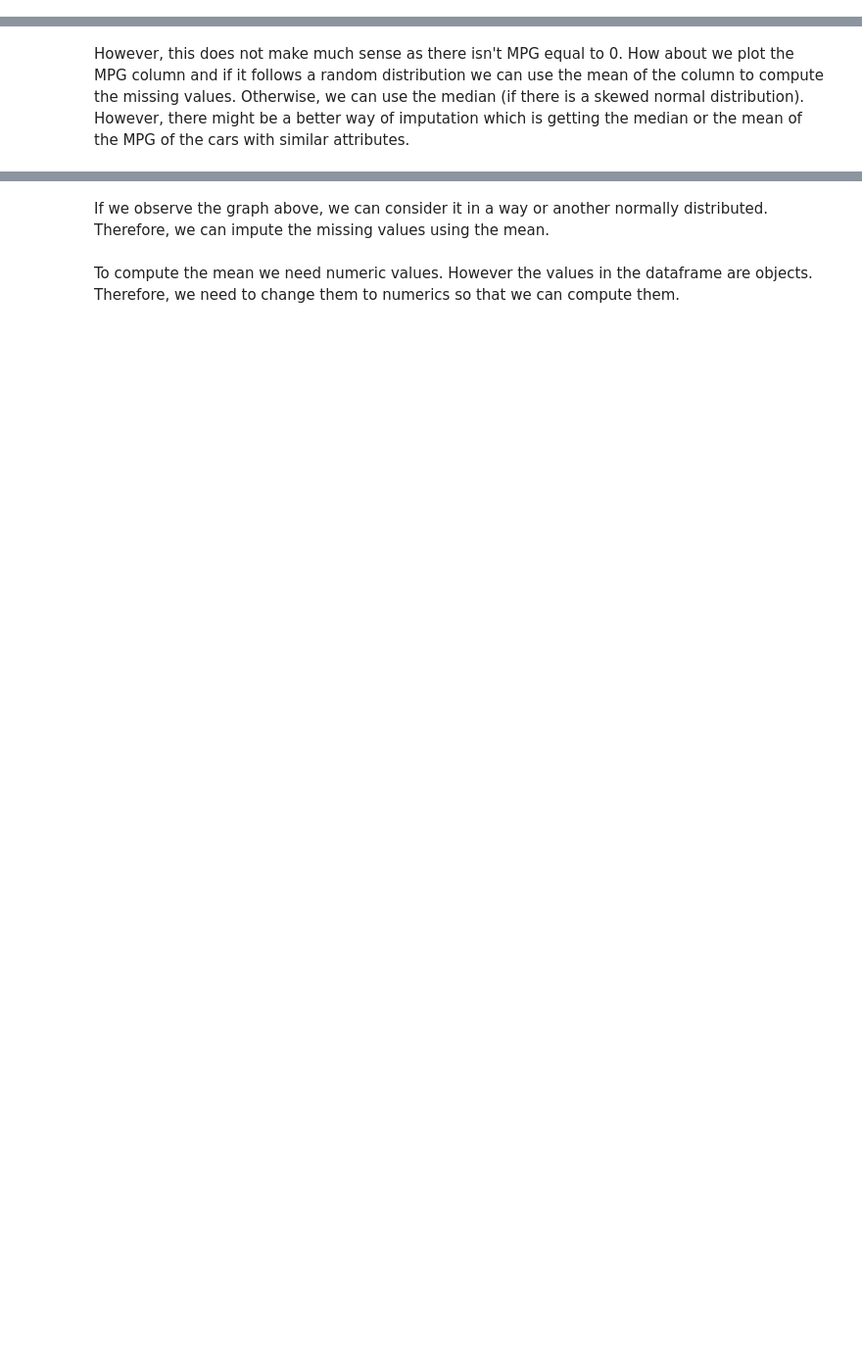
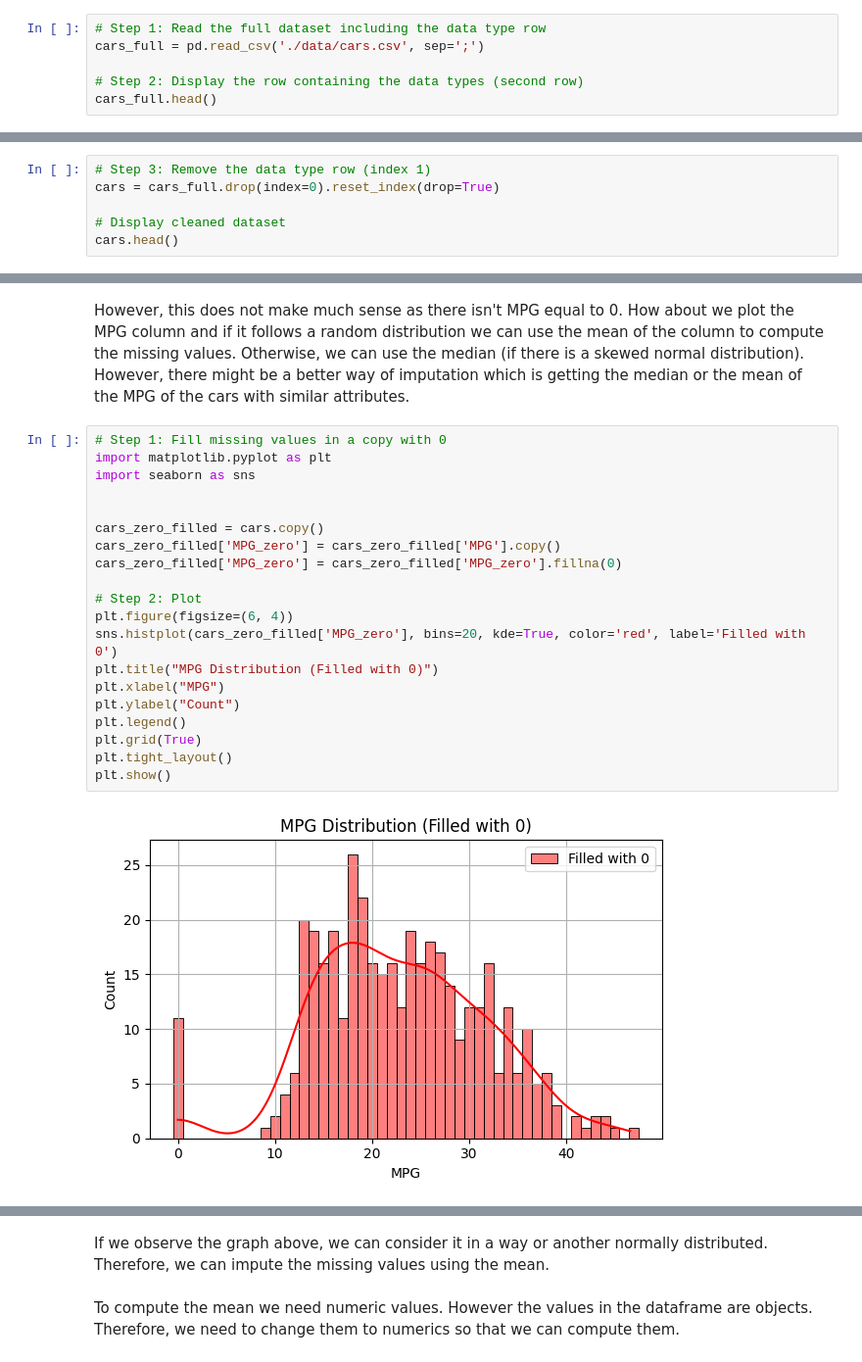
Before and after one commit to kittuai/Lab4-DataCleaning, a Jupyter notebook: week5Lab_Students.ipynb, the cells around one changed output, grey strips where cells are left out. Shown: that part at 98% size. Drawn from its saved outputs; the diff is of its cells as text; blank space fills up the shorter version.

```diff
--- a/week5Lab_Students.ipynb
+++ b/week5Lab_Students.ipynb
@@ -397,3 +465,9 @@ Finally, we preview the cleaned DataFrame.
 ### **Cars Data Set**
 # %% [markdown]
 Start by reading the dataset related to car models: ./CSVs/cars.csv
+# %%
+# Step 1: Read the full dataset including the data type row
+cars_full = pd.read_csv('./data/cars.csv', sep=';')
+
+# Step 2: Display the row containing the data types (second row)
+cars_full.head()
@@ -401,0 +483,6 @@ First Row seems to be the datatype, we need to remove it
+# %%
+# Step 3: Remove the data type row (index 1)
+cars = cars_full.drop(index=0).reset_index(drop=True)
+
+# Display cleaned dataset
+cars.head()
@@ -422,2 +608,24 @@ Let's take the `MPG` column for example. We can fill in the missing values with
 # %% [markdown]
 However, this does not make much sense as there isn't MPG equal to 0. How about we plot the MPG column and if it follows a random distribution we can use the mean of the column to compute the missing values. Otherwise, we can use the median (if there is a skewed normal distribution). However, there might be a better way of imputation which is getting the median or the mean of the MPG of the cars with similar attributes.
+# %%
+# Step 1: Fill missing values in a copy with 0
+import matplotlib.pyplot as plt
+import seaborn as sns
+
+
+cars_zero_filled = cars.copy()
+cars_zero_filled['MPG_zero'] = cars_zero_filled['MPG'].copy()
+cars_zero_filled['MPG_zero'] = cars_zero_filled['MPG_zero'].fillna(0)
+
+# Step 2: Plot
+plt.figure(figsize=(6, 4))
+sns.histplot(cars_zero_filled['MPG_zero'], bins=20, kde=True, color='red', label='Filled with 0')
+plt.title("MPG Distribution (Filled with 0)")
+plt.xlabel("MPG")
+plt.ylabel("Count")
+plt.legend()
+plt.grid(True)
+plt.tight_layout()
+plt.show()
+# %% [output]
+[figure, added]
```
Also changed, not shown: parts of 60 cells of this notebook.
